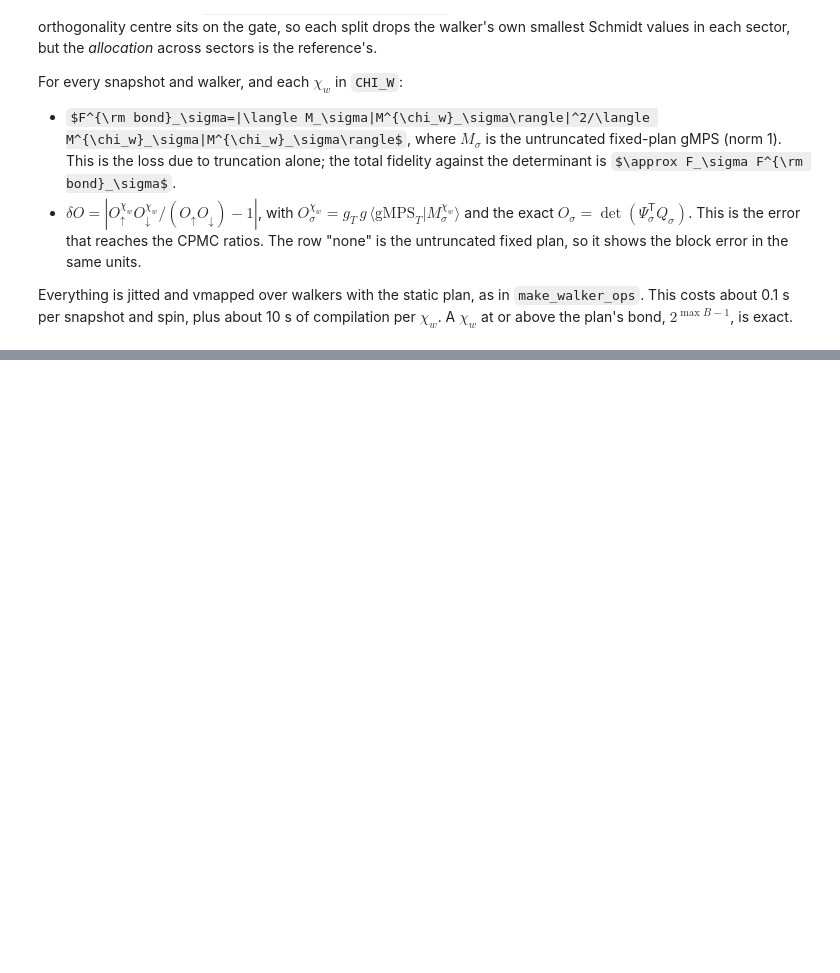
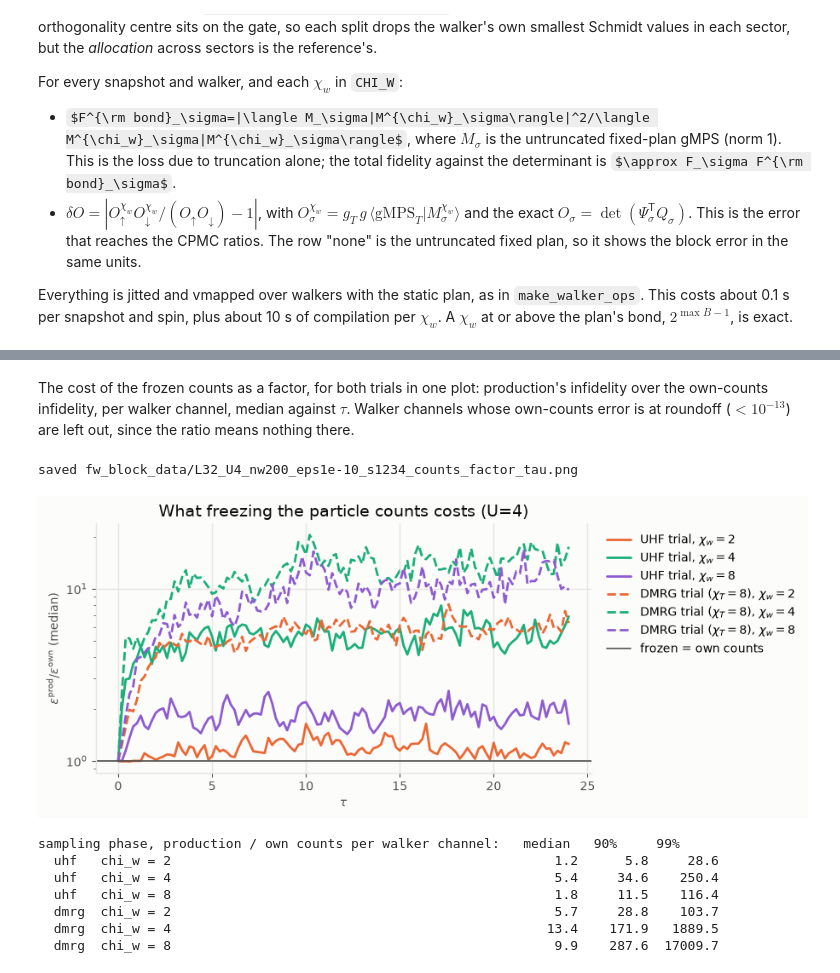
Before and after one commit to franappi11/trot_mps, a Jupyter notebook: trot/gmps/fixed_block_walkers.ipynb, the cells around one changed output, grey strips where cells are left out. Saved outputs shown, nothing was run; the diff lists cells and outputs as text; code cells hidden in the pictures; some formulas as TeX source; blank space fills up the shorter version.

```diff
--- a/trot/gmps/fixed_block_walkers.ipynb
+++ b/trot/gmps/fixed_block_walkers.ipynb
@@ -621,0 +1115,39 @@ saved fw_block_data/L32_U4_nw200_eps1e-10_s1234_energy.png
+# %% [markdown]
+The cost of the frozen counts as a factor, for both trials in one plot: production's infidelity over the own-counts infidelity, per walker channel, median against $\tau$. Walker channels whose own-counts error is at roundoff ($<10^{-13}$) are left out, since the ratio means nothing there.
+# %%
+fig, ax = plt.subplots(figsize=(7.5, 3.8))
+for key, st in SETS.items():
+    for chi in CHI_W:
+        e = ERR[key][chi]
+        ratio = np.where(e["own"] > 1e-13, np.maximum(e["prod"], FLOOR) / np.maximum(e["own"], FLOOR), np.nan)
+        ax.plot(st["tau"], np.nanmedian(ratio.reshape(len(st["tau"]), -1), axis=1), color=CHI_COLOR[chi],
+                ls=TRIAL_LS[key], label=f"{st['label']}, {chi_label(chi)}")
+ax.axhline(1.0, color=INK2, lw=1.2, label="frozen = own counts")
+ax.set_yscale("log")
+ax.set_xlabel(r"$\tau$"); ax.set_ylabel(r"$\varepsilon^{\rm prod}/\varepsilon^{\rm own}$ (median)")
+ax.set_title("What freezing the particle counts costs")
+ax.legend(**LEGEND)
+save(fig, "counts_factor_tau"); plt.show()
+
+print("sampling phase, production / own counts per walker channel:   median   90%     99%")
+for key, st in SETS.items():
+    for chi in CHI_W:
+        e = ERR[key][chi]
+        own, prod = e["own"][st["samp"]].ravel(), e["prod"][st["samp"]].ravel()
+        ok = own > 1e-13
+        if not ok.any():
+            print(f"  {key:5s} chi_w = {chi}      own counts at roundoff in every walker channel: no ratio")
+            continue
+        r = np.maximum(prod[ok], FLOOR) / own[ok]
+        print(f"  {key:5s} chi_w = {chi}                                             {np.median(r):7.1f}  "
+              f"{np.percentile(r, 90):7.1f}  {np.percentile(r, 99):7.1f}")
+# %% [output]
+saved fw_block_data/L32_U4_nw200_eps1e-10_s1234_counts_factor_tau.png
+[figure, added]
+sampling phase, production / own counts per walker channel:   median   90%     99%
+  uhf   chi_w = 2                                                 1.2      5.8     28.6
+  uhf   chi_w = 4                                                 5.4     34.6    250.4
+  uhf   chi_w = 8                                                 1.8     11.5    116.4
+  dmrg  chi_w = 2                                                 5.7     28.8    103.7
+  dmrg  chi_w = 4                                                13.4    171.9   1889.5
+  dmrg  chi_w = 8                                                 9.9    287.6  17009.7
```
Also changed, not shown: parts of 79 cells of this notebook, 5 other files.
